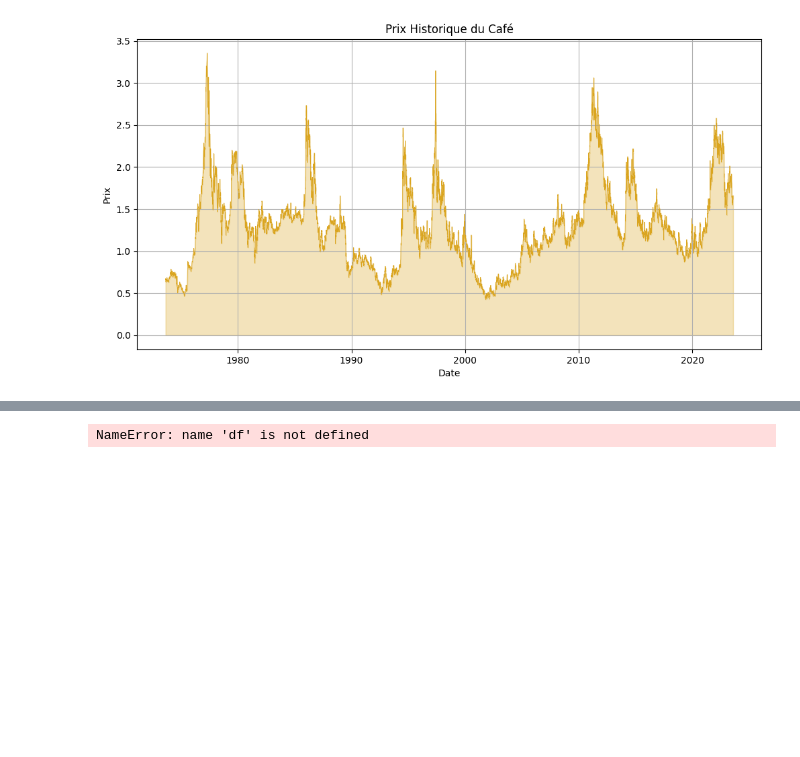
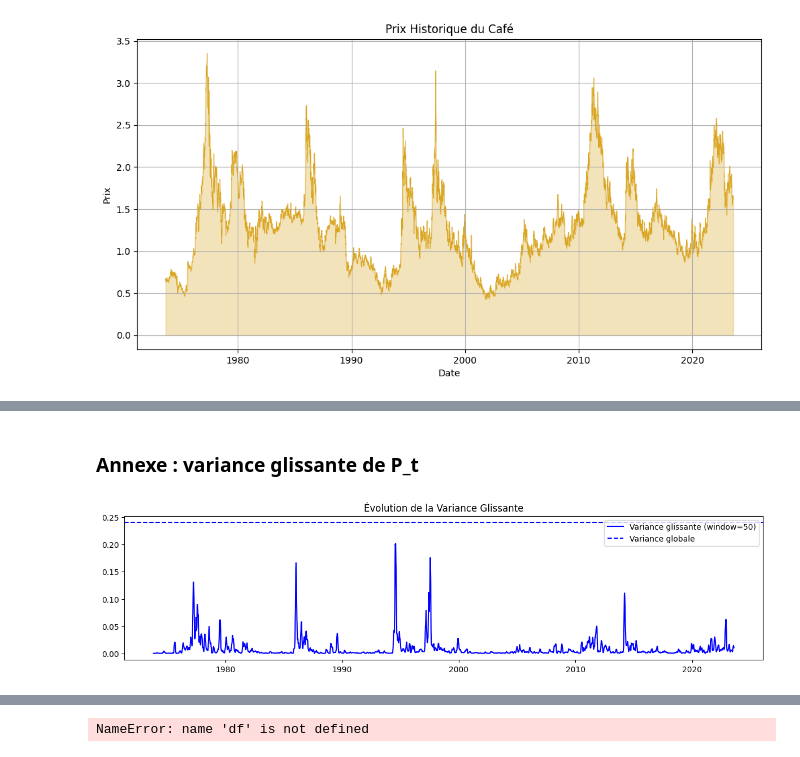
Before and after one commit to ThomasAPRichard/M1_DS, a Jupyter notebook: Série-Temporelle/Coffe_time_series_forecasting/Projet_ST_Thomas_Hichem.ipynb, the cells around one changed output, grey strips where cells are left out. Drawn from its saved outputs; the diff is of its cells as text; code cells hidden in the pictures; blank space fills up the shorter version.

```diff
--- a/Série-Temporelle/Coffe_time_series_forecasting/Projet_ST_Thomas_Hichem.ipynb
+++ b/Série-Temporelle/Coffe_time_series_forecasting/Projet_ST_Thomas_Hichem.ipynb
@@ -257,0 +154,21 @@ Voici un exemple qui illustre le “flow” complet (en supposant qu’une seule
+# %% [markdown]
+### Annexe : variance glissante de P_t
+# %%
+h = 50
+
+# Vérification de la variance constante (variance glissante)
+rolling_var = data['value'].rolling(window=h).var()
+
+# Tracer les résultats
+plt.figure(figsize=(12, 6))
+
+plt.subplot(2, 1, 2)
+plt.plot(data['date'], rolling_var, label=f"Variance glissante (window={h})", color='blue')
+plt.axhline(data['value'].var(), color='blue', linestyle='dashed', label="Variance globale")
+plt.title("Évolution de la Variance Glissante")
+plt.legend()
+
+plt.tight_layout()
+plt.show()
+# %% [output]
+[figure, added]
```
Also changed, not shown: parts of 73 cells of this notebook.
